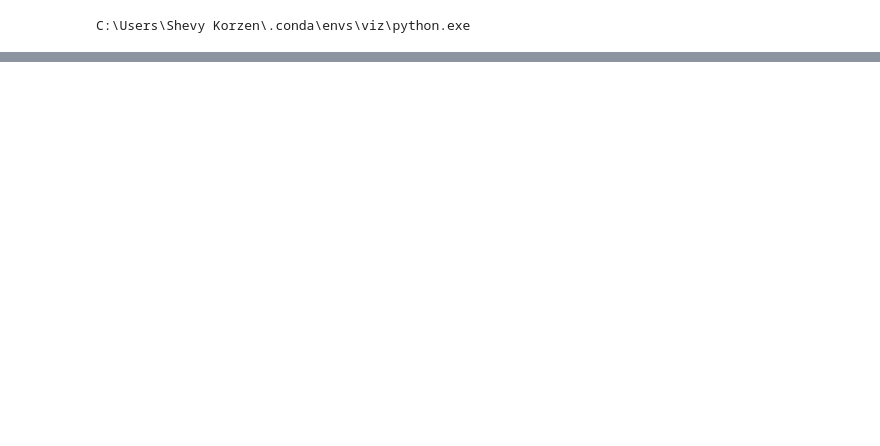
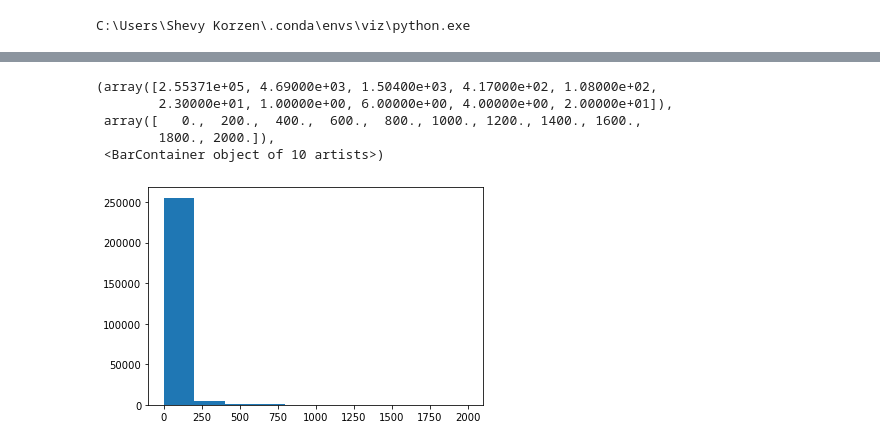
Before and after one commit to shevyk/detector, a Jupyter notebook: src/Viz.ai Detector EDA.ipynb, the cells around one changed output, grey strips where cells are left out. Cells and saved outputs as stored; diff of their text form; code cells hidden in the pictures; blank space fills up the shorter version.

```diff
--- a/src/Viz.ai Detector EDA.ipynb
+++ b/src/Viz.ai Detector EDA.ipynb
@@ -232,0 +219,10 @@ plt.hist(image)
+# %%
+image = preprocessing.clip_hu(image)
+plt.hist(image.ravel())
+# %% [output]
+(array([2.55371e+05, 4.69000e+03, 1.50400e+03, 4.17000e+02, 1.08000e+02,
+        2.30000e+01, 1.00000e+00, 6.00000e+00, 4.00000e+00, 2.00000e+01]),
+ array([   0.,  200.,  400.,  600.,  800., 1000., 1200., 1400., 1600.,
+        1800., 2000.]),
+ <BarContainer object of 10 artists>)
+[figure, added]
```
Also changed, not shown: parts of 29 cells of this notebook, 7 other files.
